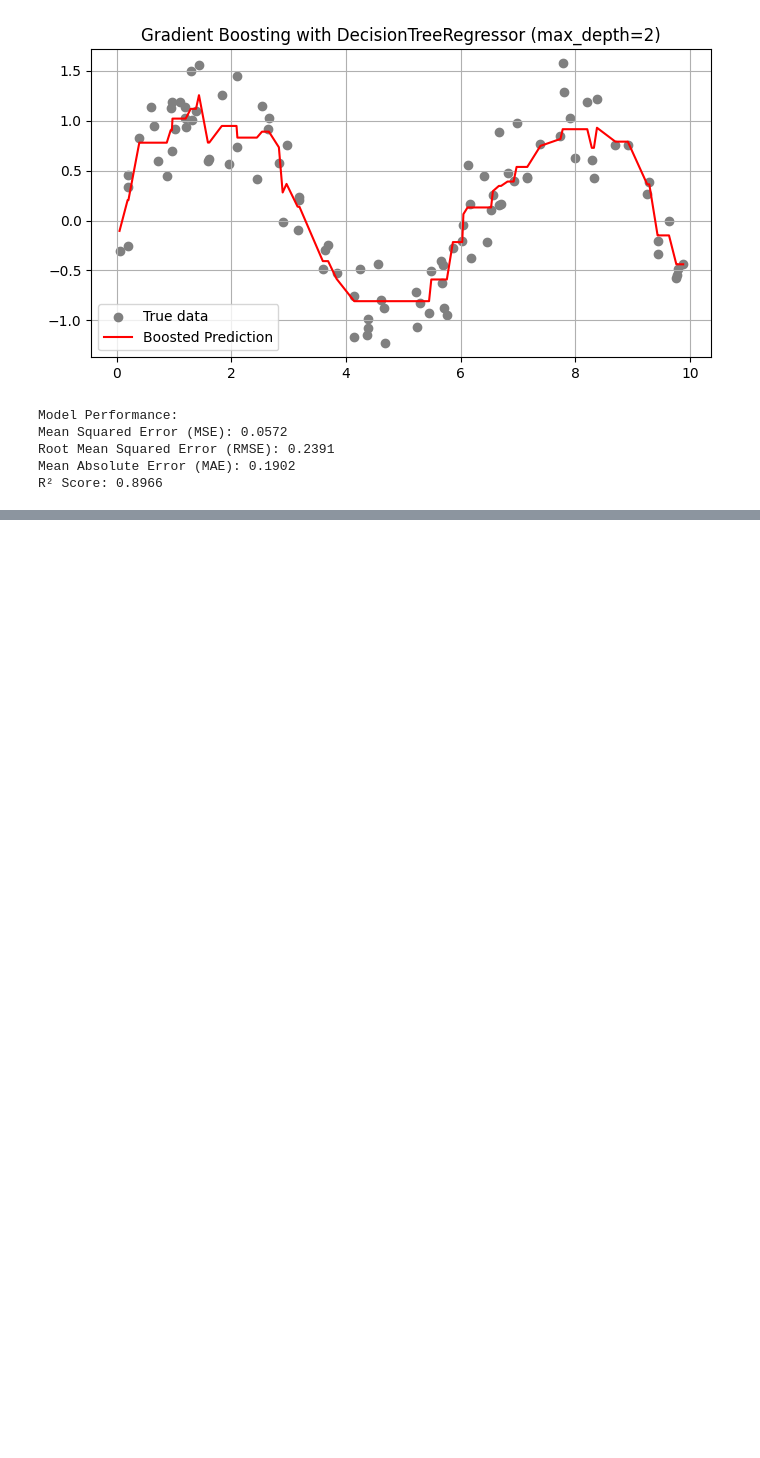
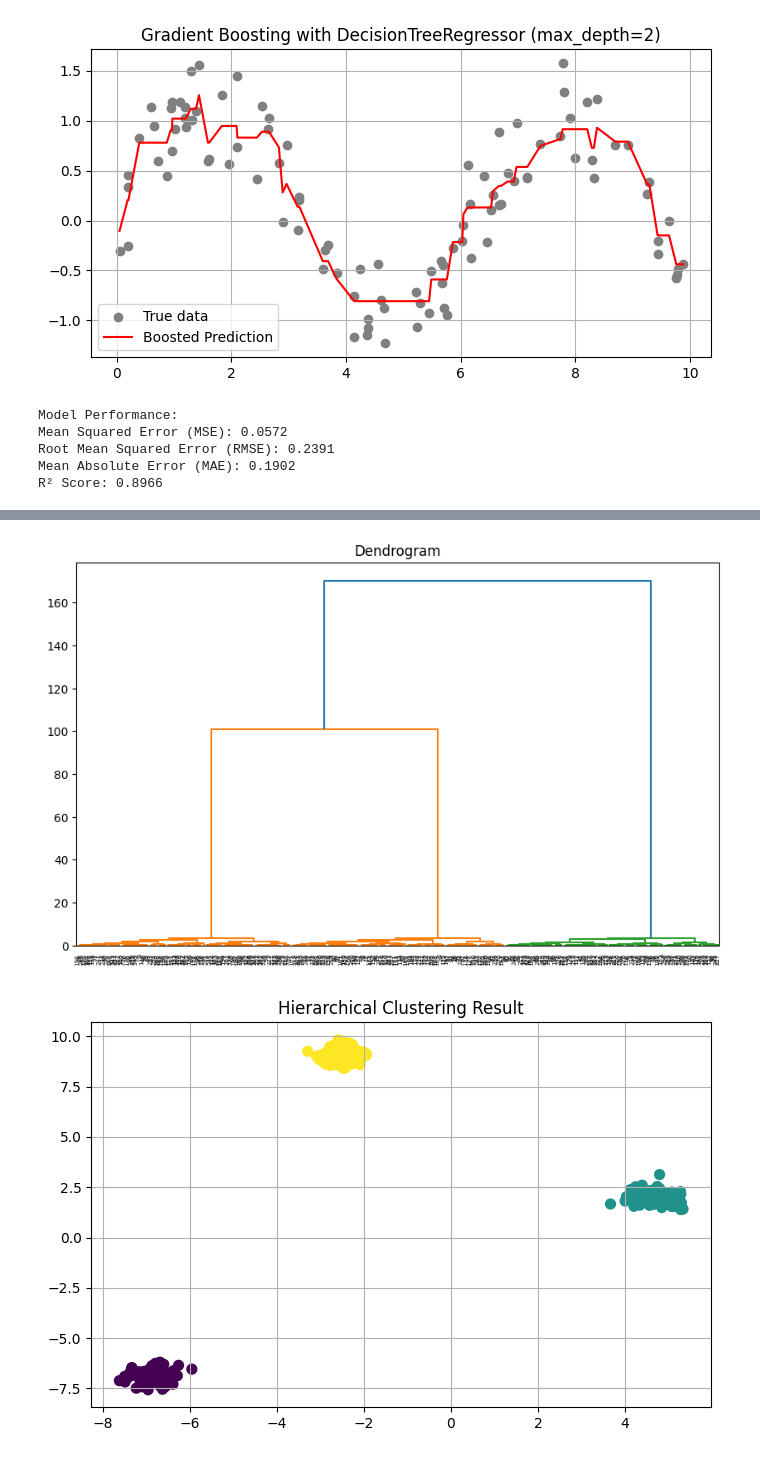
Before and after one commit to shivam9400/data_science, a Jupyter notebook: Classical_ML/ml_concepts/ml-understanding-concepts-part1.ipynb, the cells around one changed output, grey strips where cells are left out. Cells and saved outputs as stored; diff of their text form; code cells hidden in the pictures; blank space fills up the shorter version.

```diff
--- a/Classical_ML/ml_concepts/ml-understanding-concepts-part1.ipynb
+++ b/Classical_ML/ml_concepts/ml-understanding-concepts-part1.ipynb
@@ -1515,0 +1566,33 @@ R² Score: 0.8966
+# %%
+from sklearn.datasets import make_blobs
+
+X, y = make_blobs(n_samples=300,
+                  centers=3,
+                  cluster_std=0.3,
+                  random_state=42)
+# %%
+from scipy.cluster.hierarchy import linkage,dendrogram
+from sklearn.cluster import AgglomerativeClustering
+
+linked = linkage(X, method='ward')   # 'ward' minimizes variance within clusters
+
+plt.figure(figsize=(10,6))
+dendrogram(linked,
+           orientation='top',
+           distance_sort='descending',
+           show_leaf_counts=False)
+plt.title("Dendrogram")
+plt.show()
+
+cluster = AgglomerativeClustering(n_clusters=3, metric='euclidean', linkage='ward')
+labels = cluster.fit_predict(X)
+
+# Step 6: Visualize clustered data
+plt.figure(figsize=(8, 5))
+plt.scatter(X[:, 0], X[:, 1], c=labels, cmap='viridis', s=50)
+plt.title("Hierarchical Clustering Result")
+plt.grid(True)
+plt.show()
+# %% [output]
+[figure, added]
+[figure, added]
```
Also changed, not shown: parts of 8 cells of this notebook.
